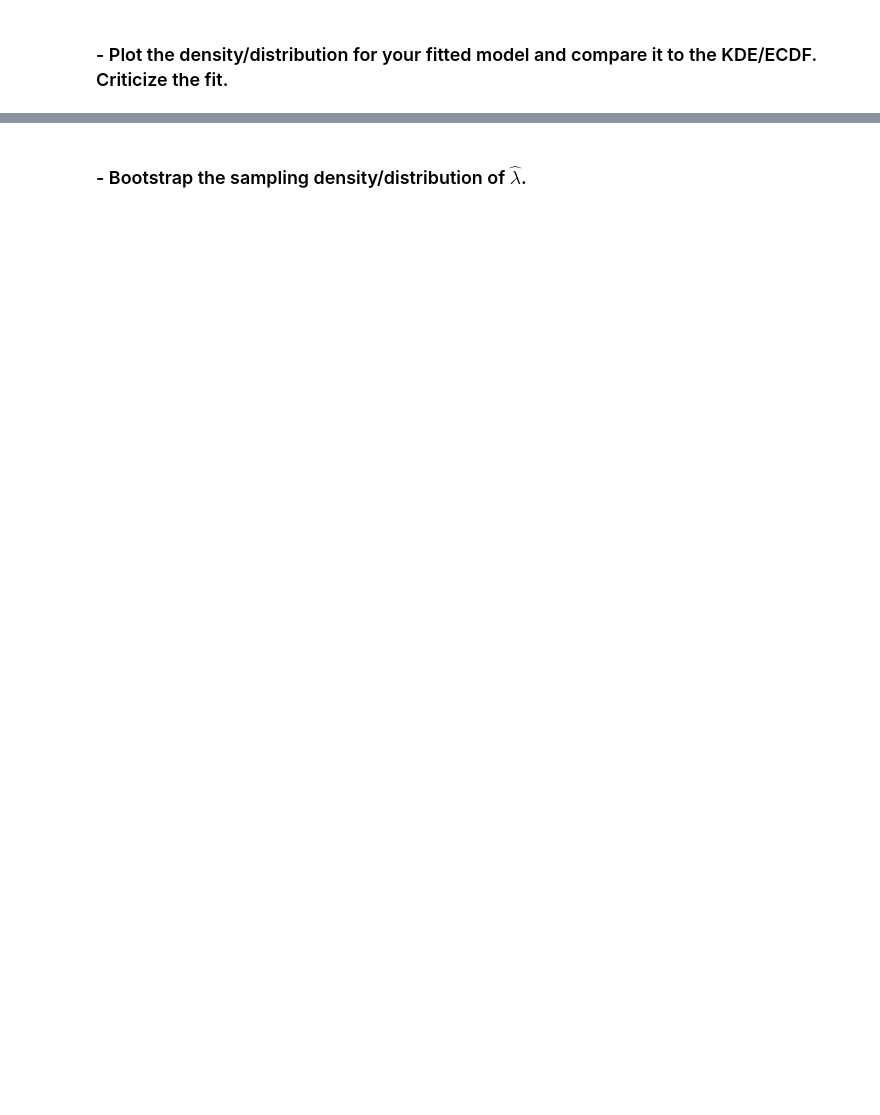
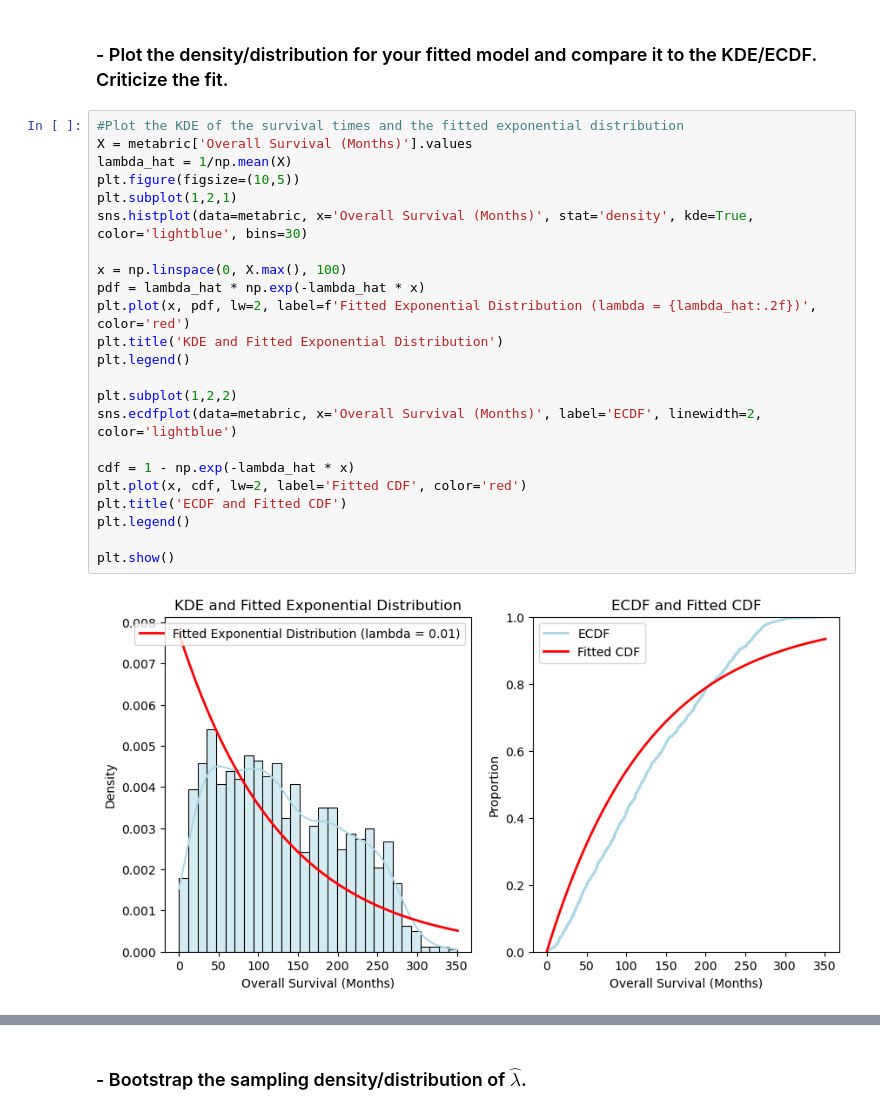
Before and after one commit to ThomasBlalock/understanding_uncertainty_assignments, a Jupyter notebook: assignment_7/exercise_10.ipynb, the cells around one changed output, grey strips where cells are left out. Saved outputs shown, nothing was run; the diff lists cells and outputs as text; blank space fills up the shorter version.

```diff
--- a/assignment_7/exercise_10.ipynb
+++ b/assignment_7/exercise_10.ipynb
@@ -106,2 +108,27 @@ $\lambda=\frac{n}{(t_1+t_2+...+t_n)}$
 # %% [markdown]
 ### - Plot the density/distribution for your fitted model and compare it to the KDE/ECDF. Criticize the fit.
+# %%
+#Plot the KDE of the survival times and the fitted exponential distribution
+X = metabric['Overall Survival (Months)'].values
+lambda_hat = 1/np.mean(X)
+plt.figure(figsize=(10,5))
+plt.subplot(1,2,1)
+sns.histplot(data=metabric, x='Overall Survival (Months)', stat='density', kde=True, color='lightblue', bins=30)
+
+x = np.linspace(0, X.max(), 100)
+pdf = lambda_hat * np.exp(-lambda_hat * x)
+plt.plot(x, pdf, lw=2, label=f'Fitted Exponential Distribution (lambda = {lambda_hat:.2f})', color='red')
+plt.title('KDE and Fitted Exponential Distribution')
+plt.legend()
+
+plt.subplot(1,2,2)
+sns.ecdfplot(data=metabric, x='Overall Survival (Months)', label='ECDF', linewidth=2, color='lightblue')
+
+cdf = 1 - np.exp(-lambda_hat * x)
+plt.plot(x, cdf, lw=2, label='Fitted CDF', color='red')
+plt.title('ECDF and Fitted CDF')
+plt.legend()
+
+plt.show()
+# %% [output]
+[figure, added]
```
Also changed, not shown: parts of 5 cells of this notebook.
